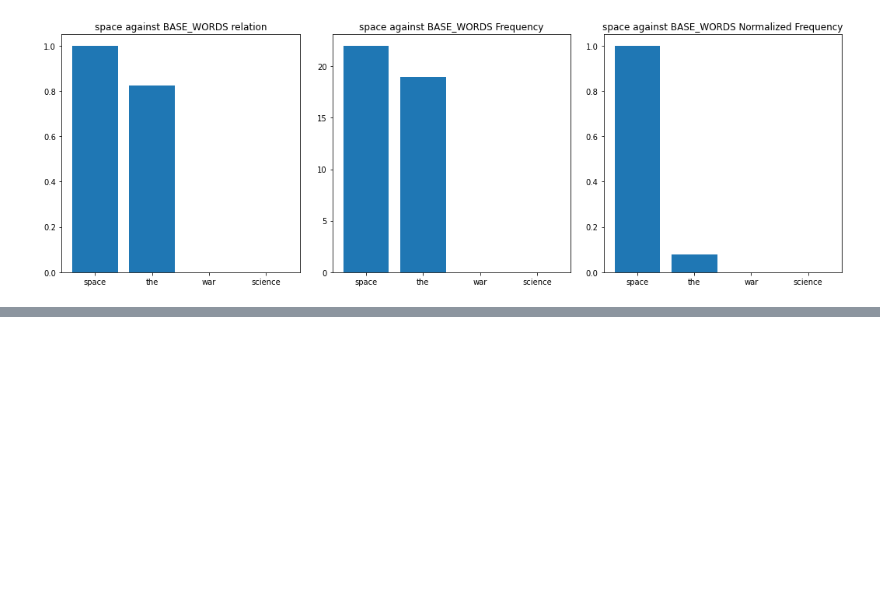
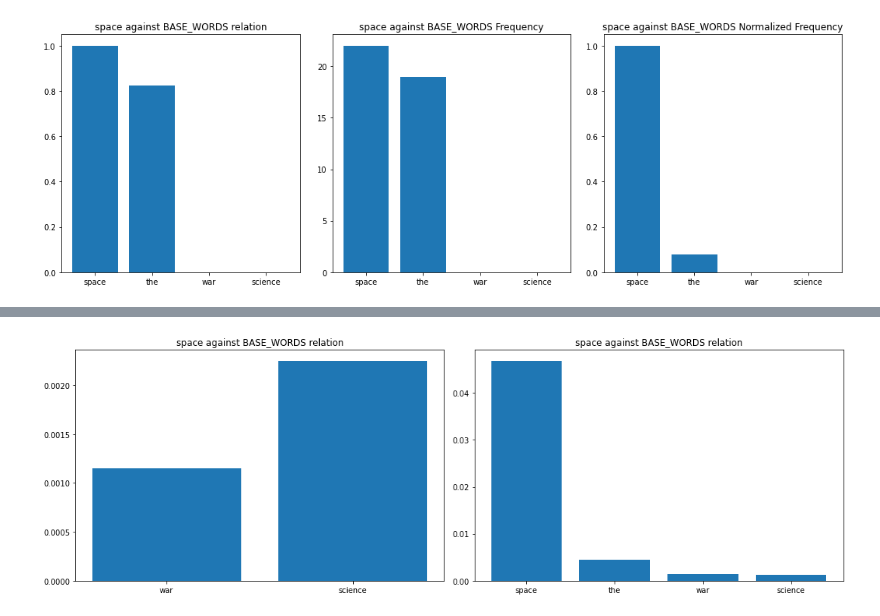
Before and after one commit to iamr0b0tx/topic_modeler, a Jupyter notebook: topic_modeler.ipynb, the cells around one changed output, grey strips where cells are left out. Cells and saved outputs as stored; diff of their text form; code cells hidden in the pictures; blank space fills up the shorter version.

```diff
--- a/topic_modeler.ipynb
+++ b/topic_modeler.ipynb
@@ -391,17 +388,0 @@ plt.show()
-# %%
-train_doc_vectors_prime = train_doc_vectors.copy().astype(float)
-test_doc_vectors_prime = test_doc_vectors.copy().astype(float)
-
-vectors = zip([train_doc_vectors, test_doc_vectors], [train_doc_vectors_prime, test_doc_vectors_prime])
-
-for tdoc_vectors, tdoc_vectors_prime in vectors:
-    for doc_index in tqdm(range(len(tdoc_vectors))):
-        doc_vector = tdoc_vectors[doc_index]
-        words = vocabulary[doc_vector > 0]
-        word_freq_vector = doc_vector[doc_vector > 0]
-
-        for word, freq in zip(words, word_freq_vector):
-            nv = freq*word_word_pr_distr.loc[word]
-#             tdoc_vectors_prime[doc_index][nv > tdoc_vectors_prime[doc_index]] = nv[nv > tdoc_vectors_prime[doc_index]]
-            tdoc_vectors_prime[doc_index] += nv
-#         tdoc_vectors_prime[doc_index] /= len(words)
@@ -510,0 +467,20 @@ len(Y1[indices10]), len(Y1[indices11])
+# %%
+word = "space"
+base_words = ["war", "science"]
+
+fig = plt.figure(figsize=(15, 5), tight_layout=True)
+ax11 = fig.add_subplot(121)
+ax12 = fig.add_subplot(122)
+
+
+ax11.set_title(f"{word} against BASE_WORDS relation")
+ax11.bar(base_words, word_word_pr_distr_prime.loc[word][base_words])
+
+base_words = ["space", "the", "war", "science"]
+
+ax12.set_title(f"{word} against BASE_WORDS relation")
+ax12.bar(base_words, word_word_pr_distr_prime.loc[word][base_words])
+
+plt.show()
+# %% [output]
+[figure, added]
```
Also changed, not shown: parts of 26 cells of this notebook.
